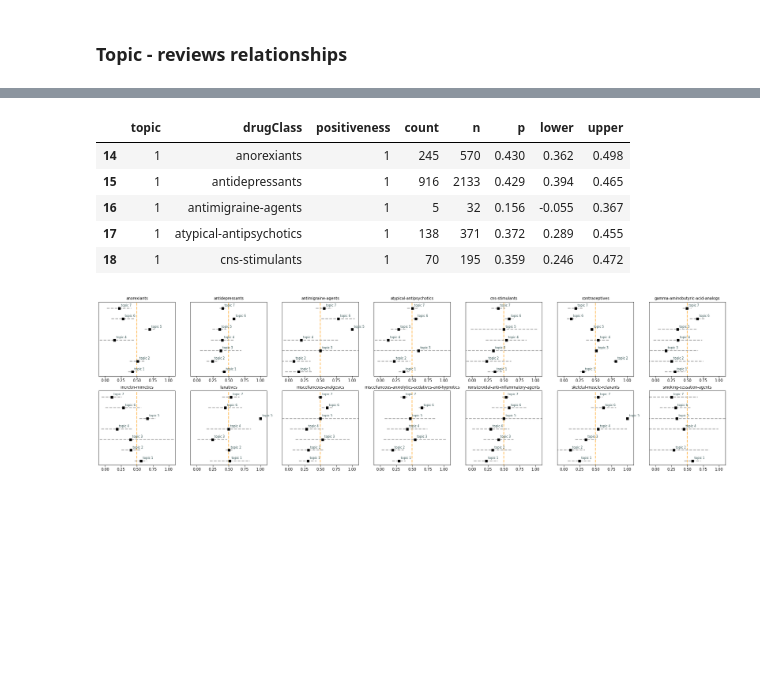
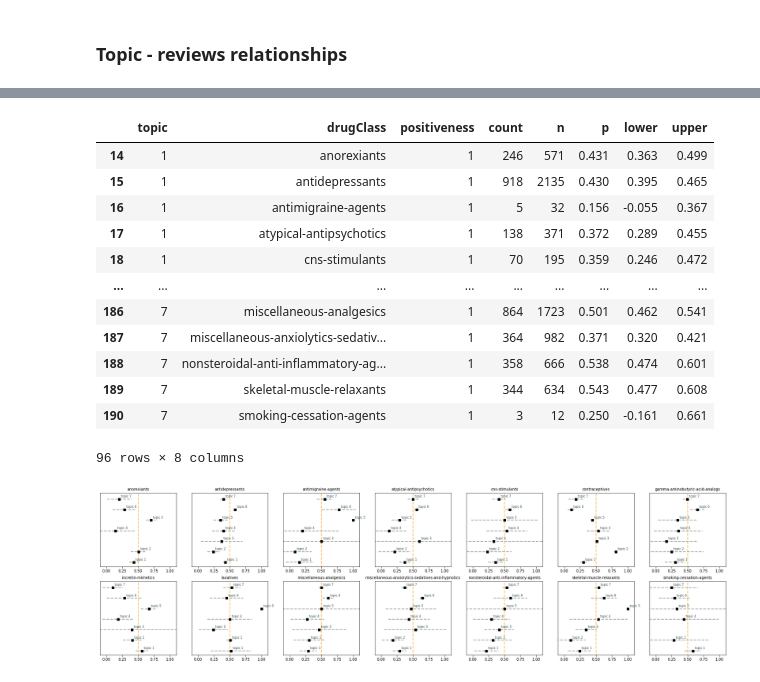
Before and after one commit to Niccolo-Rocchi/Text-Mining-Project, a Jupyter notebook: Topic Modeling/LDA.ipynb, the cells around one changed output, grey strips where cells are left out. Cells and saved outputs as stored; diff of their text form; code cells hidden in the pictures; blank space fills up the shorter version.

```diff
--- a/Topic Modeling/LDA.ipynb
+++ b/Topic Modeling/LDA.ipynb
@@ -195,0 +208,13 @@ Coherence Score:  0.48422873078162026
+# %%
+def find_topic(row, which = 0):
+  idx = row['index']
+  coherences = lda_model.__getitem__(bow=bow_corpus[idx], eps=0)[0]
+  coherences = sorted(coherences, key = lambda x: x[1], reverse = True)
+  return [coherences[which][0],coherences[which][1]]
+# %%
+# See the most relevant topic for each review
+data['index'] = [i for i in range(data.shape[0])]
+data['top_topic'] = data.apply(lambda x: find_topic(x, which = 0)[0], axis = 1)
+data['top_topic_probability'] = data.apply(lambda x: find_topic(x, which = 0)[1], axis = 1)
+
+data.head()
@@ -473,5 +543,0 @@ def find_topic(row, which = 0):
-# %%
-# See the most relevant topic for each review
-data['index'] = [i for i in range(data.shape[0])]
-data['top_topic'] = data.apply(lambda x: find_topic(x, which = 0), axis = 1)
-data.head()
@@ -539,26 +602,33 @@ plt.yticks([])
 # %%
 # Create confidence intervals for proportion (topic prevalence in positive rating for each drugClass)
 results = data.groupby(['top_topic', 'positiveness', 'drugClass'], as_index = False).count()[['top_topic','drugClass', 'positiveness', 'index']].rename({'index':'count', 'top_topic' : 'topic'}, axis = 1)
 n = results.groupby(['topic', 'drugClass'], as_index = False).sum()[['topic', 'drugClass','count']].rename({'count':'n'}, axis = 1)
 results = pd.merge(results, n, how = 'left', on = ['topic', 'drugClass'])
 results['p'] = results.apply(lambda x: round(x['count']/x['n'], 3), axis =1)
 results['lower'] = results.apply(lambda x: conf_int_prop(x, conf, 'lower'), axis = 1)
 results['upper'] = results.apply(lambda x: conf_int_prop(x, conf, 'upper'), axis = 1)
 
 # Filter positive topics
 results = results[results['positiveness'] == 1]
 
 # Rename topics
 results['topic'] = results['topic'].apply(lambda x: x+1)
 
-results.head()
+results
 # %% [output]
 |  | topic | drugClass | positiveness | count | n | p | lower | upper |
-| 14 | 1 | anorexiants | 1 | 245 | 570 | 0.430 | 0.362 | 0.498 |
-| 15 | 1 | antidepressants | 1 | 916 | 2133 | 0.429 | 0.394 | 0.465 |
+| 14 | 1 | anorexiants | 1 | 246 | 571 | 0.431 | 0.363 | 0.499 |
+| 15 | 1 | antidepressants | 1 | 918 | 2135 | 0.430 | 0.395 | 0.465 |
 | 16 | 1 | antimigraine-agents | 1 | 5 | 32 | 0.156 | -0.055 | 0.367 |
 | 17 | 1 | atypical-antipsychotics | 1 | 138 | 371 | 0.372 | 0.289 | 0.455 |
 | 18 | 1 | cns-stimulants | 1 | 70 | 195 | 0.359 | 0.246 | 0.472 |
+| ... | ... | ... | ... | ... | ... | ... | ... | ... |
+| 186 | 7 | miscellaneous-analgesics | 1 | 864 | 1723 | 0.501 | 0.462 | 0.541 |
+| 187 | 7 | miscellaneous-anxiolytics-sedativ... | 1 | 364 | 982 | 0.371 | 0.320 | 0.421 |
+| 188 | 7 | nonsteroidal-anti-inflammatory-ag... | 1 | 358 | 666 | 0.538 | 0.474 | 0.601 |
+| 189 | 7 | skeletal-muscle-relaxants | 1 | 344 | 634 | 0.543 | 0.477 | 0.608 |
+| 190 | 7 | smoking-cessation-agents | 1 | 3 | 12 | 0.250 | -0.161 | 0.661 |
+96 rows × 8 columns
 # %%
 # Plots
 fig, axs = plt.subplots(2, 7, figsize = (30, 8))
```
Also changed, not shown: parts of 26 cells of this notebook.
